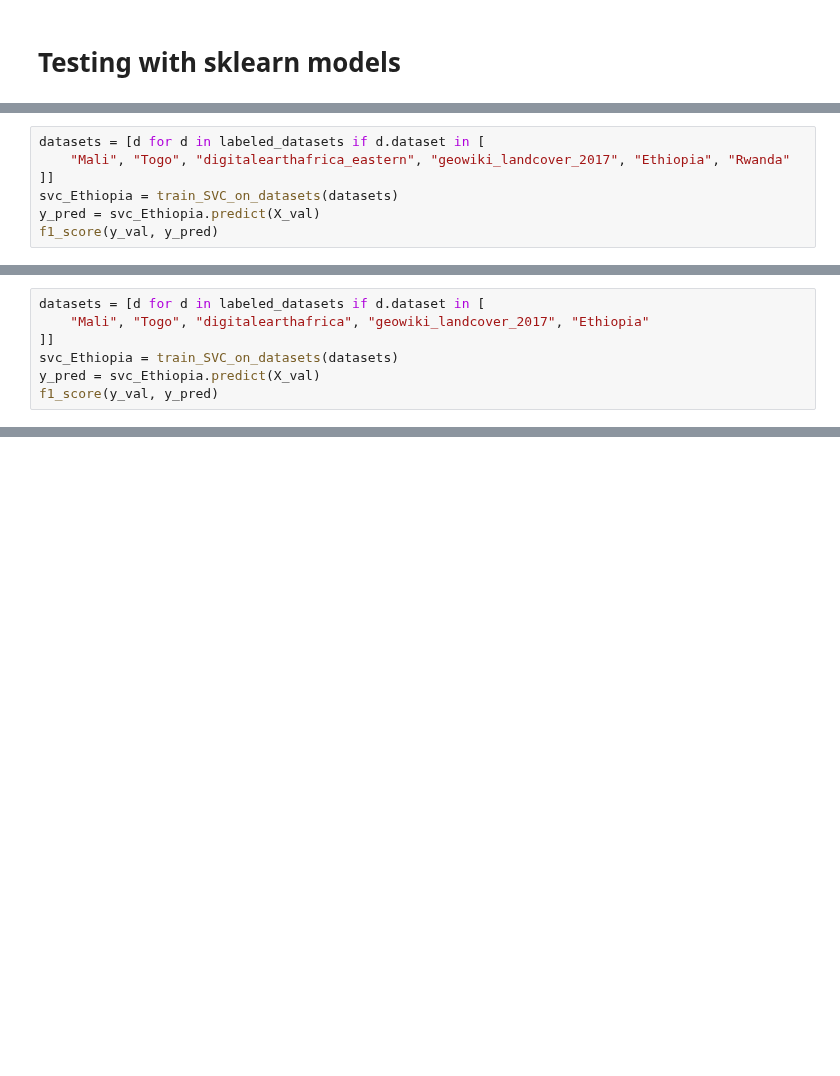
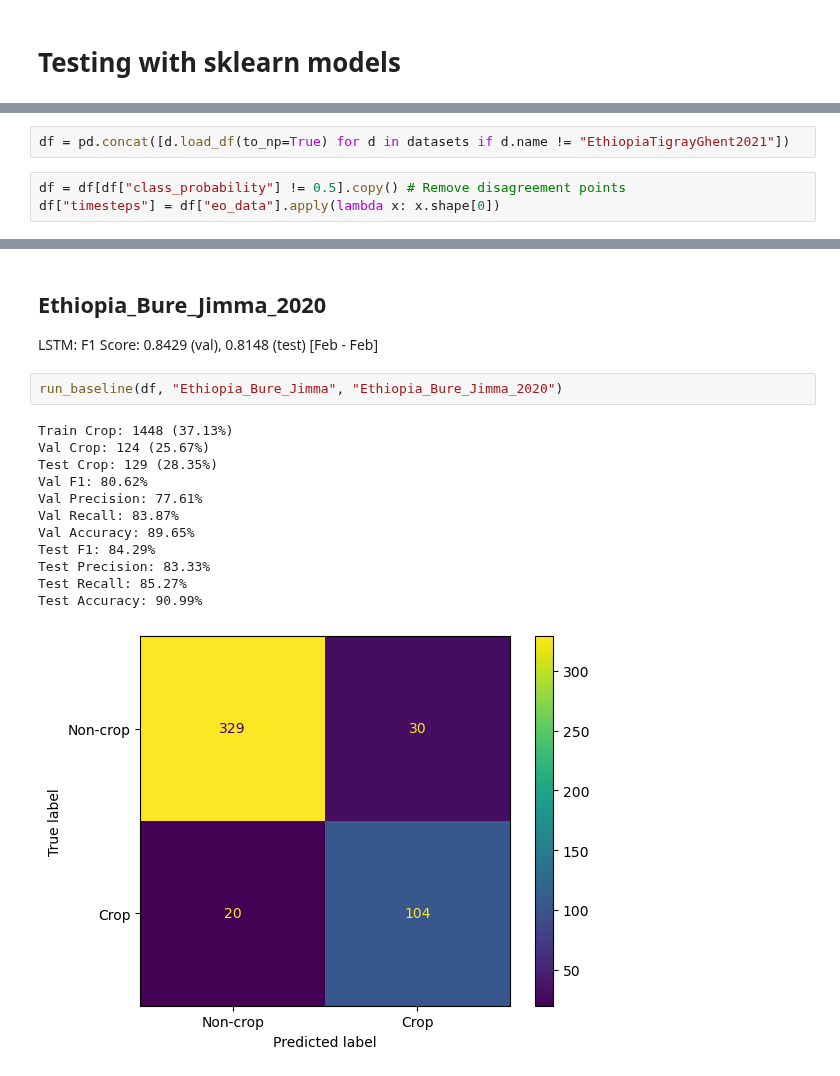
Before and after one commit to nasaharvest/crop-mask, a Jupyter notebook: notebooks/other_models.ipynb, the cells around one changed output, grey strips where cells are left out. Cells and saved outputs as stored; diff of their text form; blank space fills up the shorter version.

Commit message:
Beginning of better baselines

```diff
--- a/notebooks/other_models.ipynb
+++ b/notebooks/other_models.ipynb
@@ -214,7 +2,0 @@ f1_score(y_val, y_pred)
-# %%
-datasets = [d for d in labeled_datasets if d.dataset in [
-    "Mali", "Togo", "digitalearthafrica_eastern", "geowiki_landcover_2017", "Ethiopia", "Rwanda"
-]]
-svc_Ethiopia = train_SVC_on_datasets(datasets)
-y_pred = svc_Ethiopia.predict(X_val)
-f1_score(y_val, y_pred)
@@ -223,7 +2,0 @@ f1_score(y_val, y_pred)
-# %%
-datasets = [d for d in labeled_datasets if d.dataset in [
-    "Mali", "Togo", "digitalearthafrica", "geowiki_landcover_2017", "Ethiopia"
-]]
-svc_Ethiopia = train_SVC_on_datasets(datasets)
-y_pred = svc_Ethiopia.predict(X_val)
-f1_score(y_val, y_pred)
@@ -233,0 +19,5 @@ f1_score(y_val, y_pred)
+# %%
+df = pd.concat([d.load_df(to_np=True) for d in datasets if d.name != "EthiopiaTigrayGhent2021"])
+# %%
+df = df[df["class_probability"] != 0.5].copy() # Remove disagreement points
+df["timesteps"] = df["eo_data"].apply(lambda x: x.shape[0])
@@ -233,0 +83,19 @@ f1_score(y_val, y_pred)
+# %% [markdown]
+## Ethiopia_Bure_Jimma_2020
+
+LSTM: F1 Score: 0.8429 (val), 0.8148 (test) [Feb - Feb]
+# %%
+run_baseline(df, "Ethiopia_Bure_Jimma", "Ethiopia_Bure_Jimma_2020")
+# %% [output]
+Train Crop: 1448 (37.13%)
+Val Crop: 124 (25.67%)
+Test Crop: 129 (28.35%)
+Val F1: 80.62%
+Val Precision: 77.61%
+Val Recall: 83.87%
+Val Accuracy: 89.65%
+Test F1: 84.29%
+Test Precision: 83.33%
+Test Recall: 85.27%
+Test Accuracy: 90.99%
+[figure, added]
```
Also changed, not shown: parts of 47 cells of this notebook.
